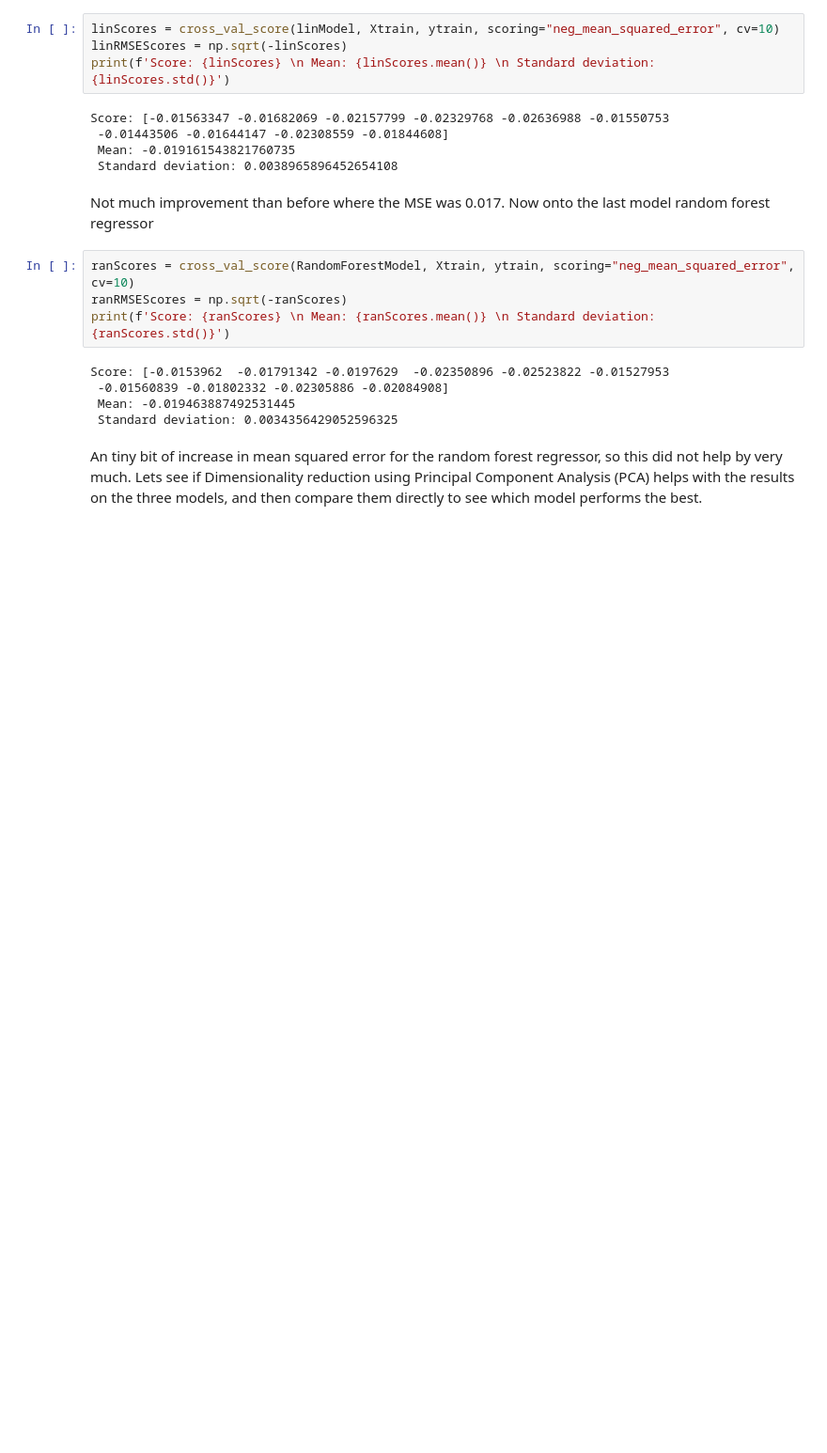
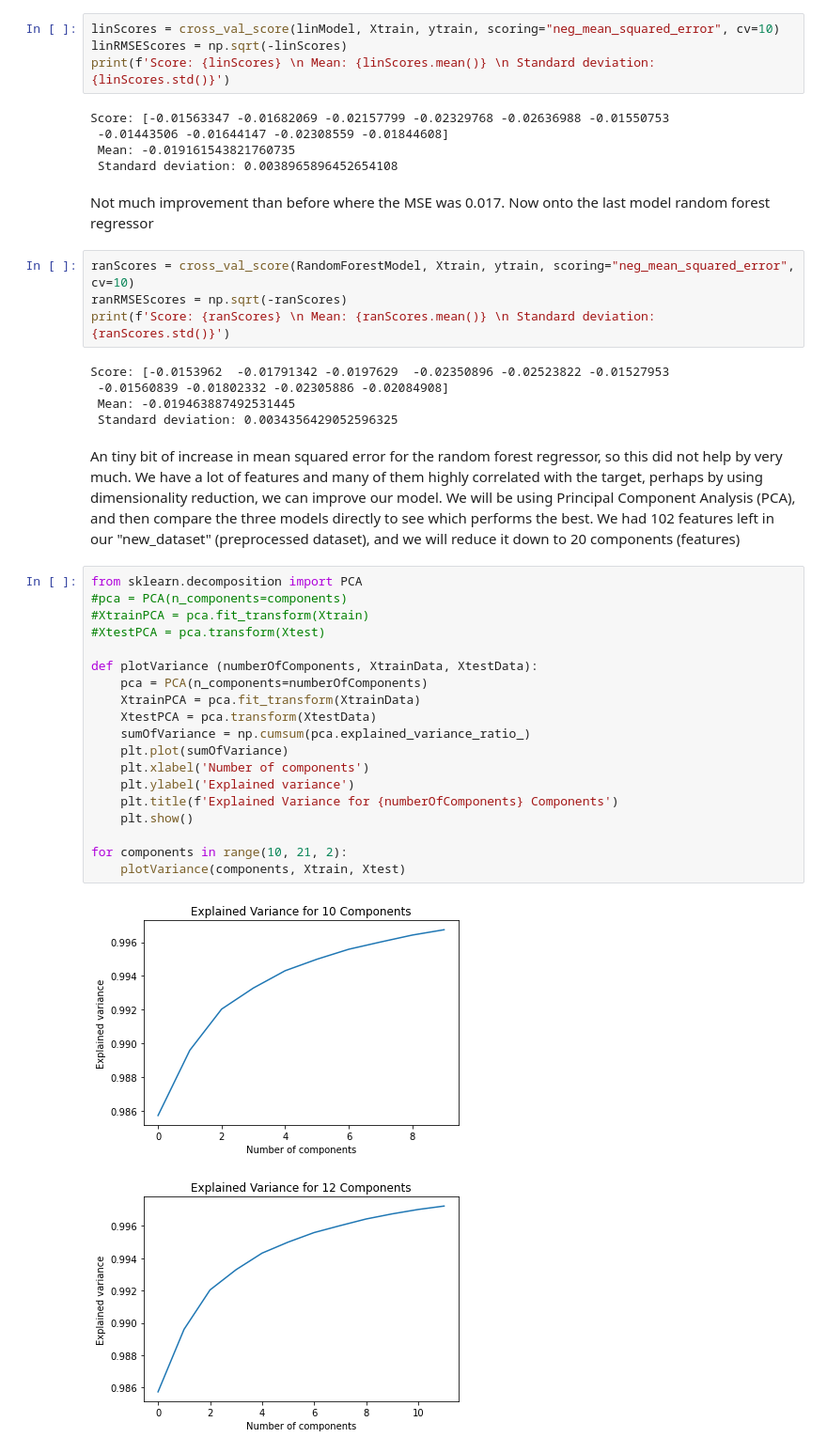
Before and after one commit to tokilava/TokiLavaAIMiniProject7sem, a Jupyter notebook: Miniproject/main.ipynb, the cells around one changed output. Shown at 94% size. Drawn from its saved outputs; the diff is of its cells as text; blank space fills up the shorter version.

Commit message:
Converted data to PCA and tried it on the same three models

```diff
--- a/Miniproject/main.ipynb
+++ b/Miniproject/main.ipynb
@@ -305,5 +305,29 @@ Score: [-0.0153962  -0.01791342 -0.0197629  -0.02350896 -0.02523822 -0.01527953
  Mean: -0.019463887492531445
  Standard deviation: 0.0034356429052596325
 # %% [markdown]
-An tiny bit of increase in mean squared error for the random forest regressor, so this did not help by very much.
-Lets see if Dimensionality reduction using Principal Component Analysis (PCA) helps with the results on the three models, and then compare them directly to see which model performs the best.
+An tiny bit of increase in mean squared error for the random forest regressor, so this did not help by very much. We have a lot of features and many of them
+highly correlated with the target, perhaps by using dimensionality reduction, we can improve our model.
+We will be using Principal Component Analysis (PCA), and then compare the three models directly to see which performs the best.
+We had 102 features left in our "new_dataset" (preprocessed dataset), and we will reduce it down to 20 components (features)
+# %%
+from sklearn.decomposition import PCA
+#pca = PCA(n_components=components)
+#XtrainPCA = pca.fit_transform(Xtrain)
+#XtestPCA = pca.transform(Xtest)
+
+def plotVariance (numberOfComponents, XtrainData, XtestData):
+    pca = PCA(n_components=numberOfComponents)
+    XtrainPCA = pca.fit_transform(XtrainData)
+    XtestPCA = pca.transform(XtestData)
+    sumOfVariance = np.cumsum(pca.explained_variance_ratio_)
+    plt.plot(sumOfVariance)
+    plt.xlabel('Number of components')
+    plt.ylabel('Explained variance')
+    plt.title(f'Explained Variance for {numberOfComponents} Components')
+    plt.show()
+
+for components in range(10, 21, 2):
+    plotVariance(components, Xtrain, Xtest)
+# %% [output]
+[figure, added]
+[figure, added]
```
Also changed, not shown: parts of 5 cells of this notebook.
